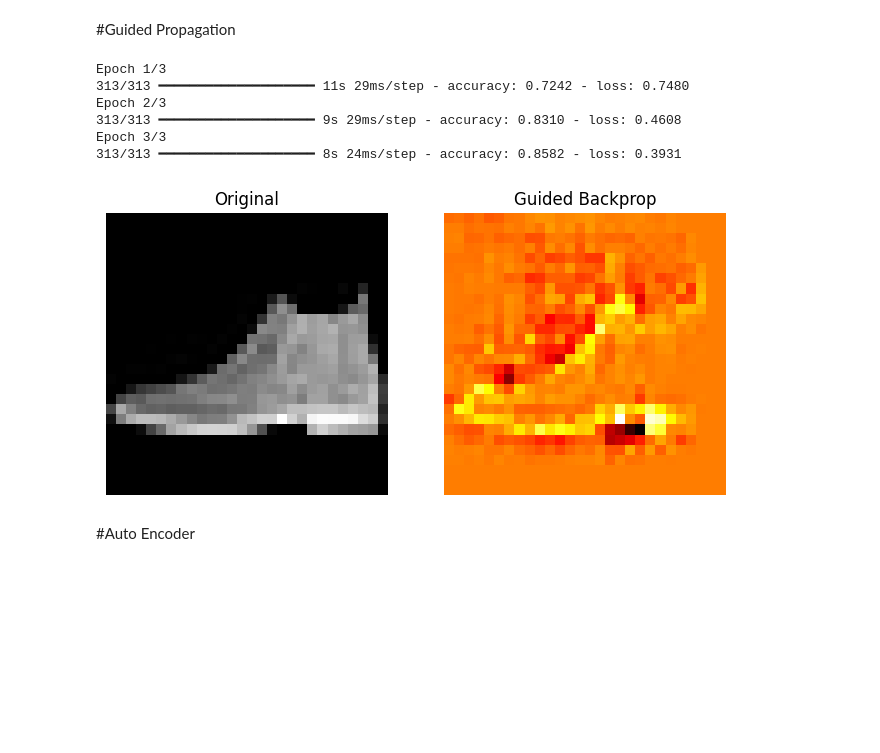
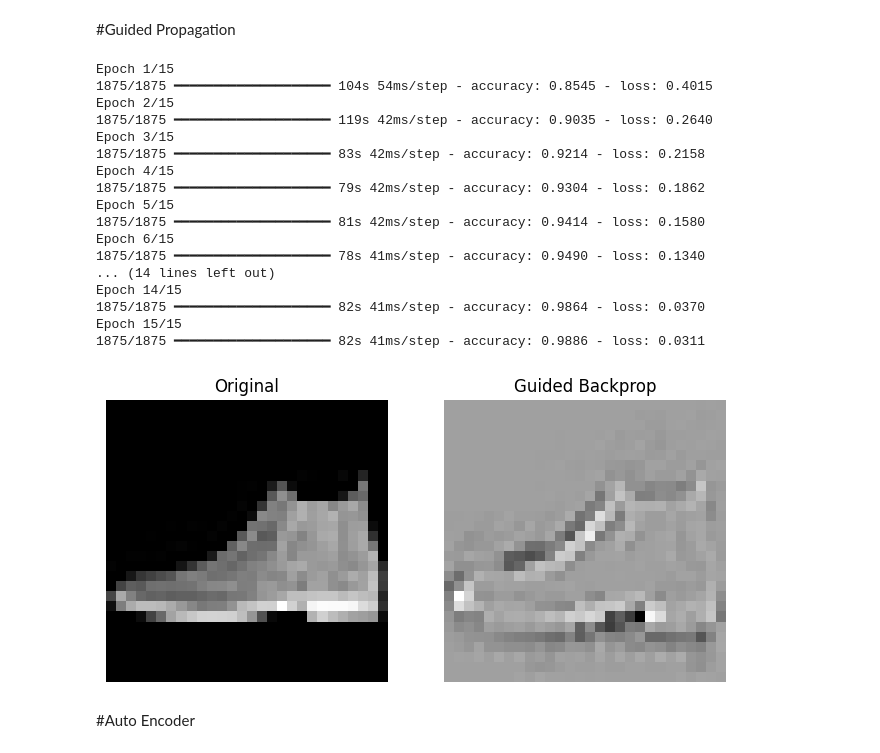
Before and after one commit to jahnavimidde/Deep_learning, a Jupyter notebook: DL_assignment.ipynb, the cells around one changed output. Drawn from its saved outputs; the diff is of its cells as text; code cells hidden in the pictures; blank space fills up the shorter version.

```diff
--- a/DL_assignment.ipynb
+++ b/DL_assignment.ipynb
@@ -445,14 +445,12 @@ performance is limited due to computational constraints and training setup
 # %% [markdown]
 #visualization of CNN
 # %%
-#visualization of CNN
-
 # ==========================================
 # 1. Import Libraries
 # ==========================================
 import numpy as np
 import matplotlib.pyplot as plt
-from keras.datasets import cifar10
+from keras.datasets import fashion_mnist
 from keras.models import Sequential, Model
 from keras.layers import Conv2D, MaxPool2D
 from keras.layers import Dense, Flatten
@@ -461,11 +459,15 @@ from tensorflow.keras.utils import to_categorical
 # ==========================================
 # 2. Load Dataset
 # ==========================================
-(X_train, y_train), (X_test, y_test) = cifar10.load_data()
+(X_train, y_train), (X_test, y_test) = fashion_mnist.load_data()
 
-# Normalize data (0–255 → 0–1)
+# Normalize data
 X_train = X_train.astype('float32') / 255
 X_test = X_test.astype('float32') / 255
+
+# Reshape (add channel dimension)
+X_train = X_train.reshape(-1, 28, 28, 1)
+X_test = X_test.reshape(-1, 28, 28, 1)
 
 # One-hot encoding
 Y_train = to_categorical(y_train, 10)
@@ -477,7 +479,7 @@ Y_test = to_categorical(y_test, 10)
 model = Sequential()
 
 # First Convolution Layer
-model.add(Conv2D(32, (3,3), activation='relu', input_shape=(32,32,3)))
+model.add(Conv2D(32, (3,3), activation='relu', input_shape=(28,28,1)))
 
 # First Pooling Layer
 model.add(MaxPool2D(pool_size=(2,2)))
@@ -492,26 +494,23 @@ model.add(MaxPool2D(pool_size=(2,2)))
 model.add(Flatten())
 model.add(Dense(10, activation='softmax'))
 
-# Compile model
+# Compile
 model.compile(optimizer='adam', loss='categorical_crossentropy', metrics=['accuracy'])
 
-# Train model (use fewer epochs for faster run)
+# Train
 model.fit(X_train, Y_train, epochs=10, batch_size=32)
 
 # ==========================================
-# 4. Create Model for Feature Maps
+# 4. Feature Map Model
 # ==========================================
-# Extract outputs of convolution + pooling layers
 layer_outputs = [layer.output for layer in model.layers[:4]]
-
-# Create new model
-feature_map_model = Model(inputs=model.inputs[0], outputs=layer_outputs)
+feature_map_model = Model(inputs=model.inputs, outputs=layer_outputs)
 
 # ==========================================
 # 5. Select One Image
 # ==========================================
-sample_image = X_test[0]              # Take first test image
-sample_image = np.expand_dims(sample_image, axis=0)  # Add batch dimension
+sample_image = X_test[0]
+sample_image = np.expand_dims(sample_image, axis=0)
 
 # ==========================================
 # 6. Get Feature Maps
@@ -525,7 +524,6 @@ for layer_index, fmap in enumerate(feature_maps):
 
     print("Layer", layer_index+1, "Feature Map Shape:", fmap.shape)
 
-    # Plot first 6 feature maps
     for i in range(6):
         plt.subplot(2, 3, i+1)
         plt.imshow(fmap[0, :, :, i], cmap='gray')
@@ -559,18 +582,16 @@ X_test = X_test.astype('float32') / 255
 X_train = X_train.reshape(-1,28,28,1)
 X_test = X_test.reshape(-1,28,28,1)
 
-# Use subset (fast ⚡)
-X_train = X_train[:10000]
-y_train = y_train[:10000]
+
 
 # ==========================================
 # 3. Build CNN Model
 # ==========================================
 model = Sequential([
-    Conv2D(32, (3,3), activation='relu', input_shape=(28,28,1)),
+    Conv2D(32, (3,3), activation='relu', input_shape=(28,28,1),padding='same'),
     MaxPool2D((2,2)),
 
-    Conv2D(64, (3,3), activation='relu'),
+    Conv2D(64, (3,3), activation='relu',padding='same'),
     MaxPool2D((2,2)),
 
     Flatten(),
@@ -583,10 +604,10 @@ model.compile(optimizer='adam',
               metrics=['accuracy'])
 
 # Train
-model.fit(X_train, y_train, epochs=3, batch_size=32)
+model.fit(X_train, y_train, epochs=15, batch_size=32)
 
 # ==========================================
-# 4. Guided ReLU (IMPORTANT FIX 🔥)
+# 4. Guided ReLU
 # ==========================================
 @tf.custom_gradient
 def guided_relu(x):
@@ -613,41 +634,52 @@ input_tensor = tf.convert_to_tensor(img)
 with tf.GradientTape() as tape:
     tape.watch(input_tensor)
     predictions = model(input_tensor)
 
     class_idx = tf.argmax(predictions[0])
     loss = predictions[:, class_idx]
 
 grads = tape.gradient(loss, input_tensor)[0]
 
 # Normalize gradients
 grads = (grads - tf.reduce_min(grads)) / (tf.reduce_max(grads) - tf.reduce_min(grads))
 
 # ==========================================
 # 7. Visualization
 # ==========================================
 plt.figure(figsize=(8,4))
 
 # Original image
 plt.subplot(1,2,1)
 plt.imshow(X_test[0].reshape(28,28), cmap='gray')
 plt.title("Original")
 plt.axis('off')
 
 # Guided Backprop
 plt.subplot(1,2,2)
-plt.imshow(grads.numpy().reshape(28,28), cmap='hot')
+plt.imshow(grads.numpy().reshape(28,28), cmap='gray')
 plt.title("Guided Backprop")
 plt.axis('off')
 
 plt.show()
 # %% [output]
-Epoch 1/3
-313/313 ━━━━━━━━━━━━━━━━━━━━ 11s 29ms/step - accuracy: 0.7242 - loss: 0.7480
-Epoch 2/3
-313/313 ━━━━━━━━━━━━━━━━━━━━ 9s 29ms/step - accuracy: 0.8310 - loss: 0.4608
-Epoch 3/3
-313/313 ━━━━━━━━━━━━━━━━━━━━ 8s 24ms/step - accuracy: 0.8582 - loss: 0.3931
+Epoch 1/15
+1875/1875 ━━━━━━━━━━━━━━━━━━━━ 104s 54ms/step - accuracy: 0.8545 - loss: 0.4015
+Epoch 2/15
+1875/1875 ━━━━━━━━━━━━━━━━━━━━ 119s 42ms/step - accuracy: 0.9035 - loss: 0.2640
+Epoch 3/15
+1875/1875 ━━━━━━━━━━━━━━━━━━━━ 83s 42ms/step - accuracy: 0.9214 - loss: 0.2158
+Epoch 4/15
+1875/1875 ━━━━━━━━━━━━━━━━━━━━ 79s 42ms/step - accuracy: 0.9304 - loss: 0.1862
+Epoch 5/15
+1875/1875 ━━━━━━━━━━━━━━━━━━━━ 81s 42ms/step - accuracy: 0.9414 - loss: 0.1580
+Epoch 6/15
+1875/1875 ━━━━━━━━━━━━━━━━━━━━ 78s 41ms/step - accuracy: 0.9490 - loss: 0.1340
+... (14 lines left out)
+Epoch 14/15
+1875/1875 ━━━━━━━━━━━━━━━━━━━━ 82s 41ms/step - accuracy: 0.9864 - loss: 0.0370
+Epoch 15/15
+1875/1875 ━━━━━━━━━━━━━━━━━━━━ 82s 41ms/step - accuracy: 0.9886 - loss: 0.0311
-[figure, old version]
+[figure, new version]
 # %% [markdown]
 #Auto Encoder
 # %%
```
Also changed, not shown: parts of 14 cells of this notebook.
